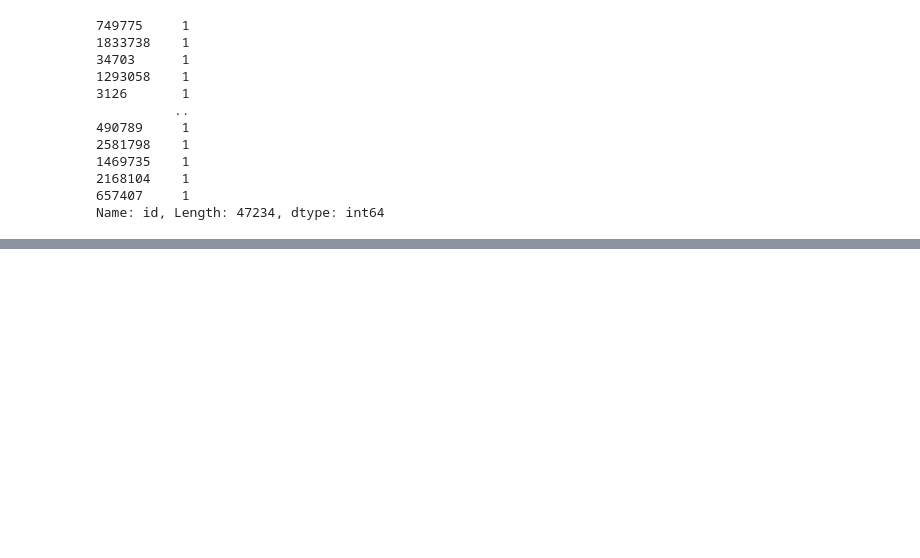
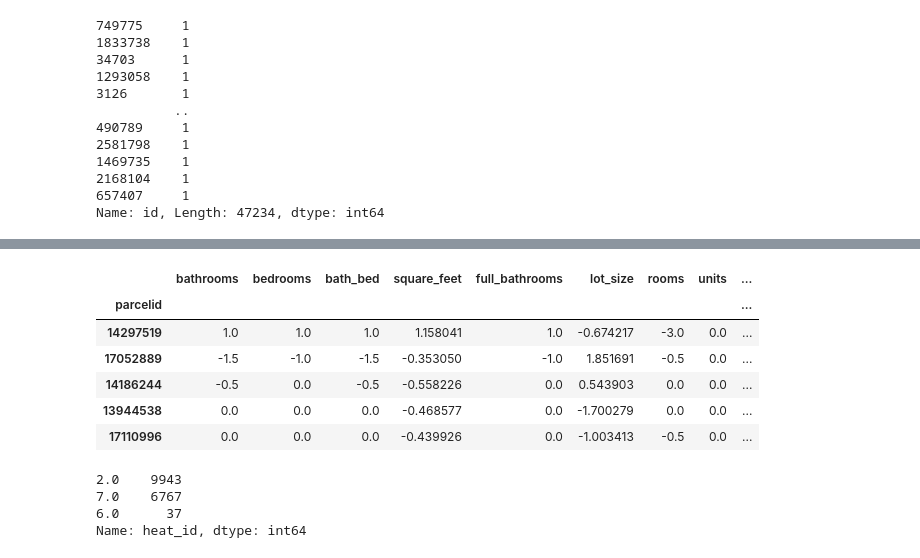
Before and after one commit to HopperTeam6/Zillow_Clustering_Project, a Jupyter notebook: bondy_property_workbook.ipynb, the cells around one changed output, grey strips where cells are left out. Cells and saved outputs as stored; diff of their text form; code cells hidden in the pictures; blank space fills up the shorter version.

```diff
--- a/bondy_property_workbook.ipynb
+++ b/bondy_property_workbook.ipynb
@@ -674,0 +699,4 @@ memory usage: 9.7+ MB
+# %%
+#confirm dataframe of NaNs is present
+fill_these = df[df['heat_id'].isnull()]
+fill_these.info()
@@ -674,0 +912,23 @@ memory usage: 9.7+ MB
+# %%
+#set up raw scaler
+rscaler = sklearn.preprocessing.RobustScaler()
+
+#fit scaler to data
+rscaler.fit(fill_these[quant_vars])
+
+#transform the data
+fill_these_scaled = rscaler.transform(fill_these[quant_vars])
+# %%
+#replace continuous features with their scaled counterparts
+fill_these[quant_vars] = fill_these_scaled
+# %%
+#at a glance
+fill_these[quant_vars].head()
+# %% [output]
+|  | bathrooms | bedrooms | bath_bed | square_feet | full_bathrooms | lot_size | rooms | units | ... |
+| parcelid |  |  |  |  |  |  |  |  | ... |
+| 14297519 | 1.0 | 1.0 | 1.0 | 1.158041 | 1.0 | -0.674217 | -3.0 | 0.0 | ... |
+| 17052889 | -1.5 | -1.0 | -1.5 | -0.353050 | -1.0 | 1.851691 | -0.5 | 0.0 | ... |
+| 14186244 | -0.5 | 0.0 | -0.5 | -0.558226 | 0.0 | 0.543903 | 0.0 | 0.0 | ... |
+| 13944538 | 0.0 | 0.0 | 0.0 | -0.468577 | 0.0 | -1.700279 | 0.0 | 0.0 | ... |
+| 17110996 | 0.0 | 0.0 | 0.0 | -0.439926 | 0.0 | -1.003413 | -0.5 | 0.0 | ... |
@@ -674,0 +939,9 @@ memory usage: 9.7+ MB
+# %%
+#predict head ids for untested data
+fill_these['heat_id'] = rf.predict(fill_these[quant_vars])
+fill_these.heat_id.value_counts(ascending = False)
+# %% [output]
+2.0    9943
+7.0    6767
+6.0      37
+Name: heat_id, dtype: int64
```
Also changed, not shown: parts of 57 cells of this notebook.
